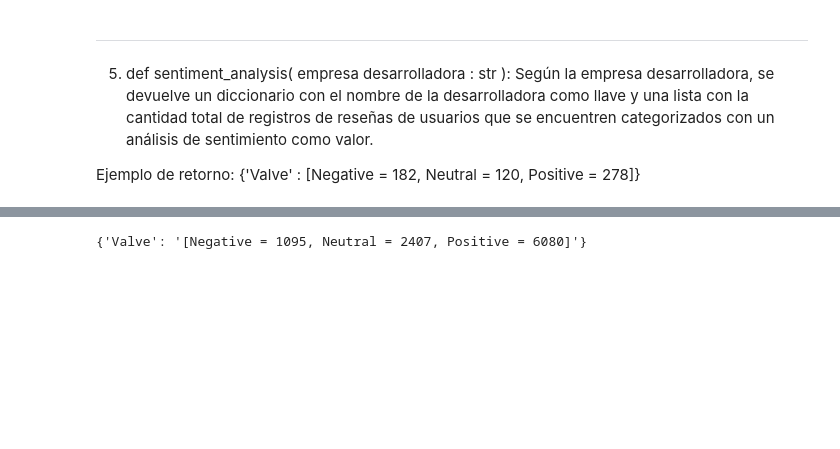
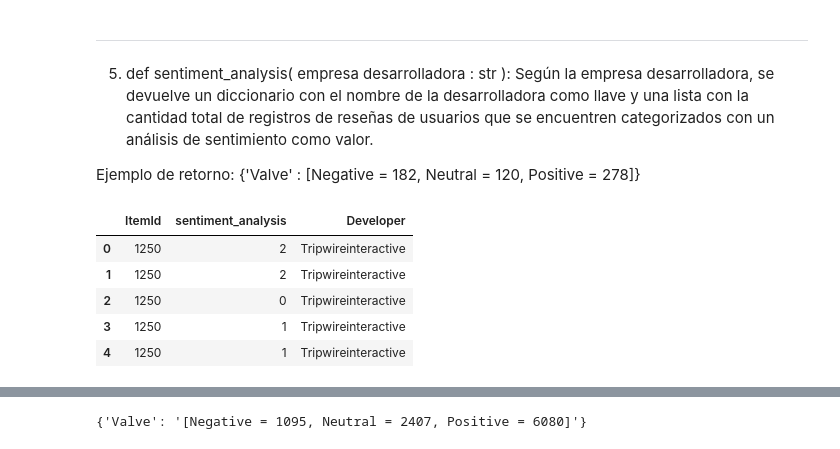
Before and after one commit to Frombini/Proyecto-ML-STEAM, a Jupyter notebook: Prueba_Funciones.ipynb, the cells around one changed output, grey strips where cells are left out. Cells and saved outputs as stored; diff of their text form; code cells hidden in the pictures; blank space fills up the shorter version.

```diff
--- a/Prueba_Funciones.ipynb
+++ b/Prueba_Funciones.ipynb
@@ -271,6 +324,25 @@ Ejemplo de retorno: {'Valve' : [Negative = 182, Neutral = 120, Positive = 278]}
 consulta5 = pd.read_csv('consulta5.csv')
 # %%
 pd.set_option('display.max_rows', None)
+# %%
+# Función para juntar palabras en la columna 'Genres'
+def juntar_palabras(genres):
+    palabras = genres.split(', ')
+    palabras_juntas = ''.join(palabra.replace(' ', '') for palabra in palabras)
+    return palabras_juntas.capitalize()
+
+# Aplicar la función a la columna 'Developer'
+consulta5['Developer'] = consulta5['Developer'].apply(juntar_palabras)
+
+# Mostrar el DataFrame resultante
+consulta5.head()
+# %% [output]
+|  | ItemId | sentiment_analysis | Developer |
+| 0 | 1250 | 2 | Tripwireinteractive |
+| 1 | 1250 | 2 | Tripwireinteractive |
+| 2 | 1250 | 0 | Tripwireinteractive |
+| 3 | 1250 | 1 | Tripwireinteractive |
+| 4 | 1250 | 1 | Tripwireinteractive |
 # %%
 consulta5['Developer'].value_counts()
 # %% [output]
```
Also changed, not shown: parts of 10 cells of this notebook, 2 other files.
